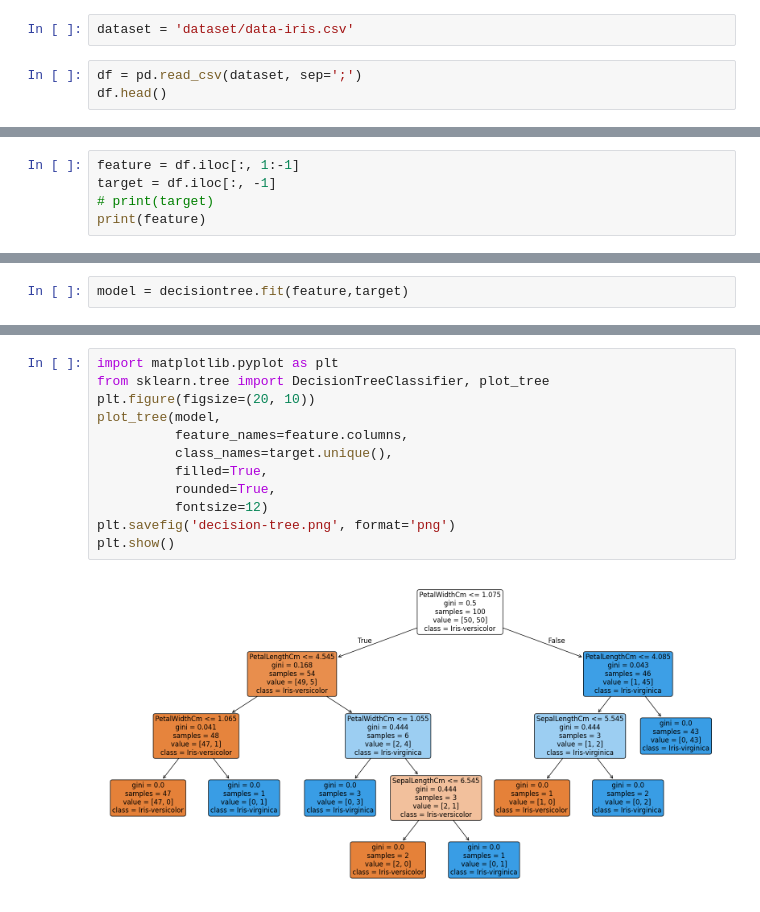
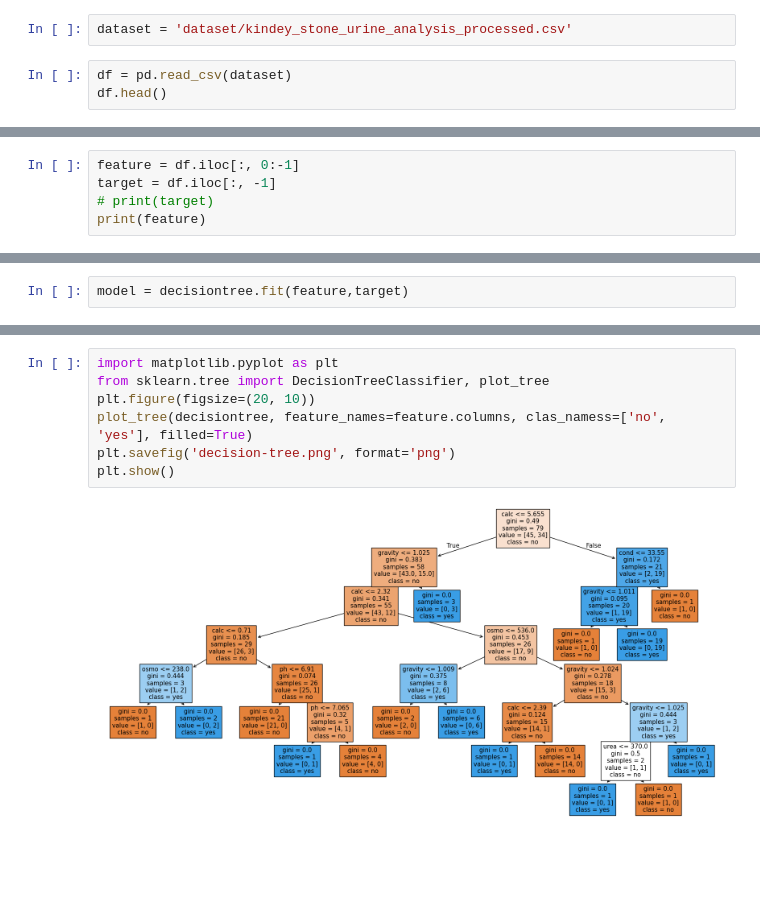
Before and after one commit to 78LUKMAN/kindey-stone-urine-analysis-decision-tree, a Jupyter notebook: kindey-stone-urine-analysis-decision-tree.ipynb, the cells around one changed output, grey strips where cells are left out. Saved outputs shown, nothing was run; the diff lists cells and outputs as text; blank space fills up the shorter version.

```diff
--- a/kindey-stone-urine-analysis-decision-tree.ipynb
+++ b/kindey-stone-urine-analysis-decision-tree.ipynb
@@ -3,8 +6,8 @@ import pandas as pd
 import numpy as np
 from sklearn.tree import DecisionTreeClassifier
 # %%
-dataset = 'dataset/data-iris.csv'
+dataset = 'dataset/kindey_stone_urine_analysis_processed.csv'
 # %%
-df = pd.read_csv(dataset, sep=';')
+df = pd.read_csv(dataset)
 df.head()
 # %% [output]
@@ -17,5 +20,5 @@ df.head()
 # %%
-feature = df.iloc[:, 1:-1]
+feature = df.iloc[:, 0:-1]
 target = df.iloc[:, -1]
 # print(target)
 print(feature)
@@ -51,14 +54,9 @@ Probabilitas prediksi: [[1. 0.]]
 # %%
 import matplotlib.pyplot as plt
 from sklearn.tree import DecisionTreeClassifier, plot_tree
 plt.figure(figsize=(20, 10))
-plot_tree(model,
-          feature_names=feature.columns,
-          class_names=target.unique(),
-          filled=True,
-          rounded=True,
-          fontsize=12)
+plot_tree(decisiontree, feature_names=feature.columns, clas_namess=['no', 'yes'], filled=True)
 plt.savefig('decision-tree.png', format='png')
 plt.show()
 # %% [output]
-[figure, old version]
+[figure, new version]
```
Also changed, not shown: parts of 5 cells of this notebook.
